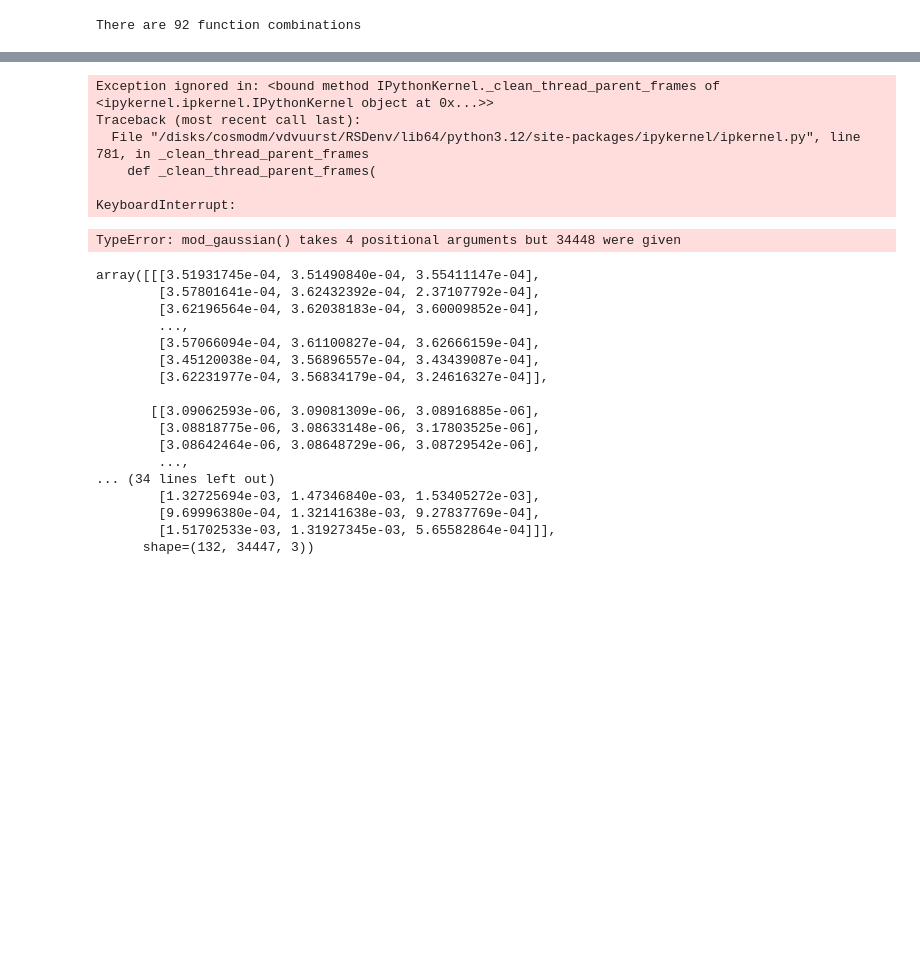
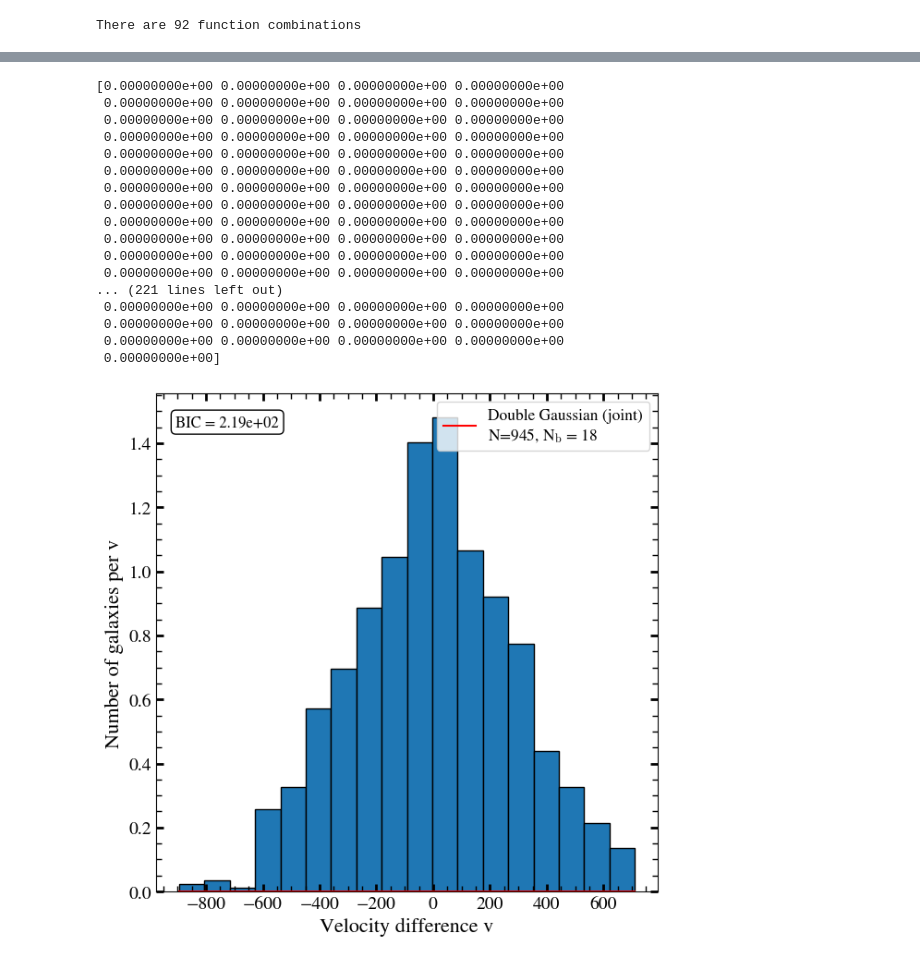
Before and after one commit to TimvdVuurst/MRP_vdvuurst, a Jupyter notebook: notebooks/joint_model_tests.ipynb, the cells around one changed output, grey strips where cells are left out. Saved outputs shown, nothing was run; the diff lists cells and outputs as text; code cells hidden in the pictures; blank space fills up the shorter version.

Commit message:
Initial conditions onehalo joint model preran, starting own MCMC implementation

```diff
--- a/notebooks/joint_model_tests.ipynb
+++ b/notebooks/joint_model_tests.ipynb
@@ -20,6 +22,7 @@ np.random.seed(42)
 combi_subsample_idx = np.random.choice(len(all_combis),size = len(all_combis)//100) #1% subsample
 all_combis = np.array(all_combis, dtype=object)
 combi_subsample = all_combis[combi_subsample_idx]
+combi_subsample_names = np.array(all_names, dtype = object)[combi_subsample_idx]
 print(f'There are {combi_subsample.shape[0]} function combinations')
 # %% [output]
 There are 92 function combinations
@@ -250,30 +204,0 @@ L = mod_gaussian_log_likelihood_vec(test, rel_vels)
-# %%
-val = np.array([mod_gaussian(rel_vels, *t) for t in test])
-# %% [output]
-Exception ignored in: <bound method IPythonKernel._clean_thread_parent_frames of <ipykernel.ipkernel.IPythonKernel object at 0x...>>
-Traceback (most recent call last):
-  File "/disks/cosmodm/vdvuurst/RSDenv/lib64/python3.12/site-packages/ipykernel/ipkernel.py", line 781, in _clean_thread_parent_frames
-    def _clean_thread_parent_frames(
-
-KeyboardInterrupt:
-TypeError: mod_gaussian() takes 4 positional arguments but 34448 were given
-# %%
-val
-# %% [output]
-array([[[3.51931745e-04, 3.51490840e-04, 3.55411147e-04],
-        [3.57801641e-04, 3.62432392e-04, 2.37107792e-04],
-        [3.62196564e-04, 3.62038183e-04, 3.60009852e-04],
-        ...,
-        [3.57066094e-04, 3.61100827e-04, 3.62666159e-04],
-        [3.45120038e-04, 3.56896557e-04, 3.43439087e-04],
-        [3.62231977e-04, 3.56834179e-04, 3.24616327e-04]],
-
-       [[3.09062593e-06, 3.09081309e-06, 3.08916885e-06],
-        [3.08818775e-06, 3.08633148e-06, 3.17803525e-06],
-        [3.08642464e-06, 3.08648729e-06, 3.08729542e-06],
-        ...,
-... (34 lines left out)
-        [1.32725694e-03, 1.47346840e-03, 1.53405272e-03],
-        [9.69996380e-04, 1.32141638e-03, 9.27837769e-04],
-        [1.51702533e-03, 1.31927345e-03, 5.65582864e-04]]],
-      shape=(132, 34447, 3))
@@ -295,0 +205,37 @@ for i,(r_func, m_funcs) in enumerate(test_combi):
+# %%
+reload(ONEHALO)
+
+joint_test = ONEHALO.ONEHALO_joint_fitter()
+combi_nr = 2 # not an index
+test_func_combi = combi_subsample[combi_nr - 1]
+test_func_combi_names = combi_subsample_names[combi_nr - 1]
+test_func_combi_names = [list(t) for t in test_func_combi_names]
+n_params_r, n_params_m = param_info(test_func_combi)
+
+nwalkers = 50
+nsteps = 250
+init_pos = init_conditions(test_func_combi_names)
+init_guess = np.random.normal(loc = init_pos, scale = 0.01, size = (nwalkers, sum(n_params_m)))
+
+joint_test.fit_function_combi_to_data(test_func_combi, test_func_combi_names, combi_nr, nwalkers, nsteps,
+                                        init_guess, verbose = True, plot = True, show_plot = True,
+                                        mbin = [3.0, 3.5], rbin = [0.07, 0.14])
+# %% [output]
+[0.00000000e+00 0.00000000e+00 0.00000000e+00 0.00000000e+00
+ 0.00000000e+00 0.00000000e+00 0.00000000e+00 0.00000000e+00
+ 0.00000000e+00 0.00000000e+00 0.00000000e+00 0.00000000e+00
+ 0.00000000e+00 0.00000000e+00 0.00000000e+00 0.00000000e+00
+ 0.00000000e+00 0.00000000e+00 0.00000000e+00 0.00000000e+00
+ 0.00000000e+00 0.00000000e+00 0.00000000e+00 0.00000000e+00
+ 0.00000000e+00 0.00000000e+00 0.00000000e+00 0.00000000e+00
+ 0.00000000e+00 0.00000000e+00 0.00000000e+00 0.00000000e+00
+ 0.00000000e+00 0.00000000e+00 0.00000000e+00 0.00000000e+00
+ 0.00000000e+00 0.00000000e+00 0.00000000e+00 0.00000000e+00
+ 0.00000000e+00 0.00000000e+00 0.00000000e+00 0.00000000e+00
+ 0.00000000e+00 0.00000000e+00 0.00000000e+00 0.00000000e+00
+... (221 lines left out)
+ 0.00000000e+00 0.00000000e+00 0.00000000e+00 0.00000000e+00
+ 0.00000000e+00 0.00000000e+00 0.00000000e+00 0.00000000e+00
+ 0.00000000e+00 0.00000000e+00 0.00000000e+00 0.00000000e+00
+ 0.00000000e+00]
+[figure, added]
```
Also changed, not shown: parts of 17 cells of this notebook, 15 other files.
